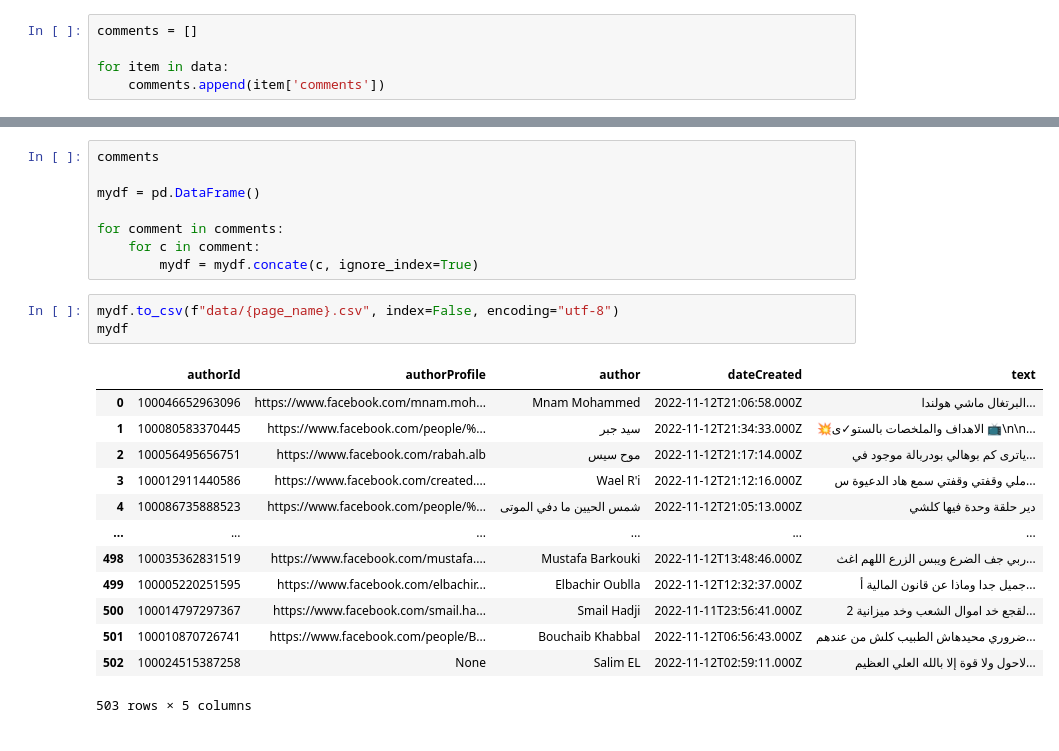
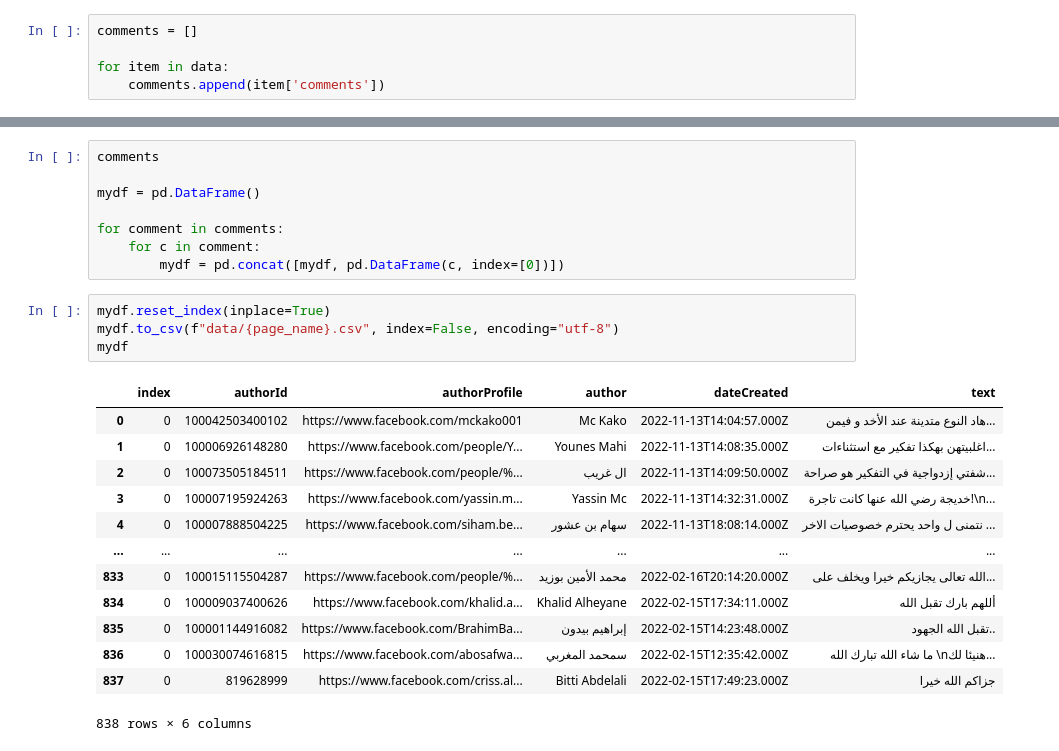
Before and after one commit to RealKintaro/Offensive-Text-Classification-Writen-In-Arabic-Dialects, a Jupyter notebook: Script_1.ipynb, the cells around one changed output, grey strips where cells are left out. Cells and saved outputs as stored; diff of their text form.

```diff
--- a/Script_1.ipynb
+++ b/Script_1.ipynb
@@ -119,21 +119,22 @@ mydf = pd.DataFrame()
 
 for comment in comments:
     for c in comment:
-        mydf = mydf.concate(c, ignore_index=True)
+        mydf = pd.concat([mydf, pd.DataFrame(c, index=[0])])
 # %%
+mydf.reset_index(inplace=True)
 mydf.to_csv(f"data/{page_name}.csv", index=False, encoding="utf-8")
 mydf
 # %% [output]
-|  | authorId | authorProfile | author | dateCreated | text |
-| 0 | 100046652963096 | https://www.facebook.com/mnam.moh... | Mnam Mohammed | 2022-11-12T21:06:58.000Z | البرتغال ماشي هولندا... |
-| 1 | 100080583370445 | https://www.facebook.com/people/%... | سيد جبر | 2022-11-12T21:34:33.000Z | 💥الاهداف والملخصات بالستو✓ى 📺\n\n... |
-| 2 | 100056495656751 | https://www.facebook.com/rabah.alb | موح سيس | 2022-11-12T21:17:14.000Z | ياترى كم بوهالي بودربالة موجود في... |
-| 3 | 100012911440586 | https://www.facebook.com/created.... | Wael R'i | 2022-11-12T21:12:16.000Z | ملي وقفتي وقفتي سمع هاد الدعيوة س... |
-| 4 | 100086735888523 | https://www.facebook.com/people/%... | شمس الحيين ما دفي الموتى | 2022-11-12T21:05:13.000Z | دير حلقة وحدة فيها كلشي |
-| ... | ... | ... | ... | ... | ... |
-| 498 | 100035362831519 | https://www.facebook.com/mustafa.... | Mustafa Barkouki | 2022-11-12T13:48:46.000Z | ربي جف الضرع ويبس الزرع اللهم اغث... |
-| 499 | 100005220251595 | https://www.facebook.com/elbachir... | Elbachir Oublla | 2022-11-12T12:32:37.000Z | جميل جدا وماذا عن قانون المالية أ... |
-| 500 | 100014797297367 | https://www.facebook.com/smail.ha... | Smail Hadji | 2022-11-11T23:56:41.000Z | لقجع خد اموال الشعب وخد ميزانية 2... |
-| 501 | 100010870726741 | https://www.facebook.com/people/B... | Bouchaib Khabbal | 2022-11-12T06:56:43.000Z | ضروري محيدهاش الطبيب كلش من عندهم... |
-| 502 | 100024515387258 | None | Salim EL | 2022-11-12T02:59:11.000Z | ﻻحول وﻻ قوة إﻻ بالله العلي العظيم... |
+|  | index | authorId | authorProfile | author | dateCreated | text |
+| 0 | 0 | 100042503400102 | https://www.facebook.com/mckako001 | Mc Kako | 2022-11-13T14:04:57.000Z | هاد النوع متدينة عند الأخد و فيمن... |
+| 1 | 0 | 100006926148280 | https://www.facebook.com/people/Y... | Younes Mahi | 2022-11-13T14:08:35.000Z | اغلبيتهن بهكذا تفكير مع استثناءات... |
+| 2 | 0 | 100073505184511 | https://www.facebook.com/people/%... | ال غريب | 2022-11-13T14:09:50.000Z | شفتي إزدواجية في التفكير هو صراحة... |
+| 3 | 0 | 100007195924263 | https://www.facebook.com/yassin.m... | Yassin Mc | 2022-11-13T14:32:31.000Z | خديجة رضي الله عنها كانت تاجرة!\n... |
+| 4 | 0 | 100007888504225 | https://www.facebook.com/siham.be... | سهام بن عشور | 2022-11-13T18:08:14.000Z | نتمنى ل واحد يحترم خصوصيات الاخر ... |
+| ... | ... | ... | ... | ... | ... | ... |
+| 833 | 0 | 100015115504287 | https://www.facebook.com/people/%... | محمد الأمين بوزيد | 2022-02-16T20:14:20.000Z | الله تعالى يجازيكم خيرا ويخلف على... |
+| 834 | 0 | 100009037400626 | https://www.facebook.com/khalid.a... | Khalid Alheyane | 2022-02-15T17:34:11.000Z | أللهم بارك تقبل الله |
+| 835 | 0 | 100001144916082 | https://www.facebook.com/BrahimBa... | إبراهيم بيدون | 2022-02-15T14:23:48.000Z | تقبل الله الجهود.. |
+| 836 | 0 | 100030074616815 | https://www.facebook.com/abosafwa... | سمحمد المغربي | 2022-02-15T12:35:42.000Z | ما شاء الله تبارك الله \nهنيئا لك... |
+| 837 | 0 | 819628999 | https://www.facebook.com/criss.al... | Bitti Abdelali | 2022-02-15T17:49:23.000Z | جزاكم الله خيرا |
-503 rows × 5 columns
+838 rows × 6 columns
```
Also changed, not shown: parts of 3 cells of this notebook, 4 other files.
